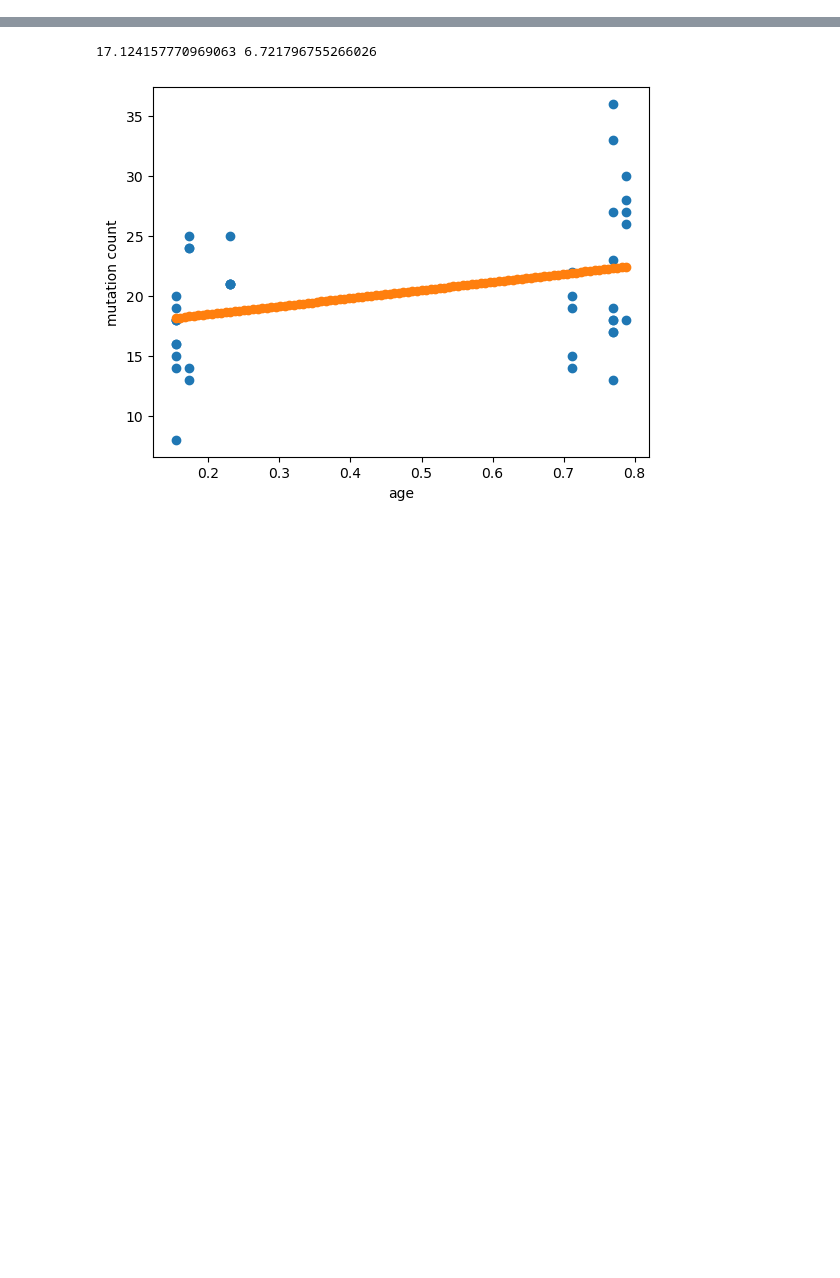
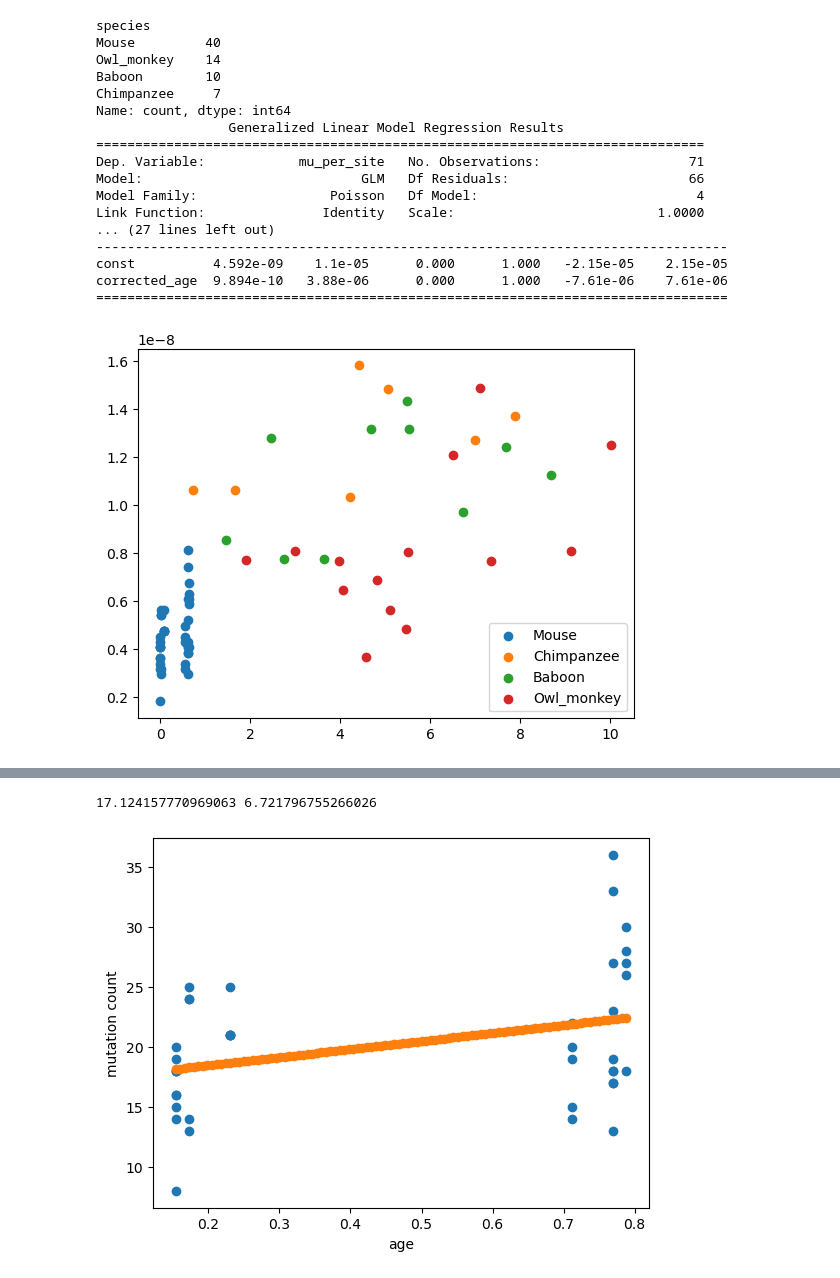
Before and after one commit to harrispopgen/clocklike-DBH, a Jupyter notebook: mutation_rate_regression_literation.ipynb, the cells around one changed output, grey strips where cells are left out. Drawn from its saved outputs; the diff is of its cells as text; code cells hidden in the pictures; blank space fills up the shorter version.

```diff
--- a/mutation_rate_regression_literation.ipynb
+++ b/mutation_rate_regression_literation.ipynb
@@ -6,0 +398,61 @@ import numpy as np
+# %%
+def perform_poisson_regression(df):
+    # "Mouse"
+    species_keep = ["Mouse", "Chimpanzee", "Baboon", "Owl_monkey"]
+    df = df.loc[df["species"].isin(species_keep)] #, "Chimpanzee", "Gorilla"])]
+    print(df["species"].value_counts())
+    df_dummy = pd.concat((
+        df, pd.get_dummies(data=df["species"], dtype='int', drop_first=True)), axis=1
+        )
+    y = df["mu_per_site"]
+    X_category = df_dummy.drop(["mu_per_site", "species", "paternal_age", "maternal_age"], axis=1)
+    X_nocategory = df[["corrected_age"]]
+    X_c_intercept = sm.add_constant(X_category)
+    X_noc_intercept = sm.add_constant(X_nocategory)
+    result_category = sm.GLM(y, X_c_intercept, family=sm.families.Poisson(link=sm.genmod.families.links.Identity())).fit()
+    result_nocategory = sm.GLM(y, X_noc_intercept, family=sm.families.Poisson(link=sm.genmod.families.links.Identity())).fit()
+
+    # result = sm.GLM("mu_per_site")
+    print(result_category.summary())
+    print(result_nocategory.summary())
+
+    # print(stats.anova.anova_lm(result_category, result_nocategory))
+
+    fig, ax = plt.subplots()
+    for s in species_keep:
+        df_s = df.loc[df["species"] == s]
+        ax.scatter(df_s["corrected_age"], df_s["mu_per_site"], label=s)
+    ax.legend()
+    # result = sm.OLS(y, X).fit()
+    # intercept, slope = result.params.Intercept, result.params.age_year
+    # print(intercept, slope)
+    # print(results.coef, results.stderr)
+
+    # fitted_values = result.fittedvalues
+    # mutation count ~ time
+    # y = data[]
+    # sm.GLM(
+    #     data[:,0],
+    #     offset=,
+    #     family=sm.families.Poisson())
+    # return intercept, slope, fitted_values
+perform_poisson_regression(df)
+# %% [output]
+species
+Mouse         40
+Owl_monkey    14
+Baboon        10
+Chimpanzee     7
+Name: count, dtype: int64
+                 Generalized Linear Model Regression Results
+==============================================================================
+Dep. Variable:            mu_per_site   No. Observations:                   71
+Model:                            GLM   Df Residuals:                       66
+Model Family:                 Poisson   Df Model:                            4
+Link Function:               Identity   Scale:                          1.0000
+... (27 lines left out)
+---------------------------------------------------------------------------------
+const          4.592e-09    1.1e-05      0.000      1.000   -2.15e-05    2.15e-05
+corrected_age  9.894e-10   3.88e-06      0.000      1.000   -7.61e-06    7.61e-06
+=================================================================================
+[figure, added]
```
Also changed, not shown: parts of 8 cells of this notebook.
